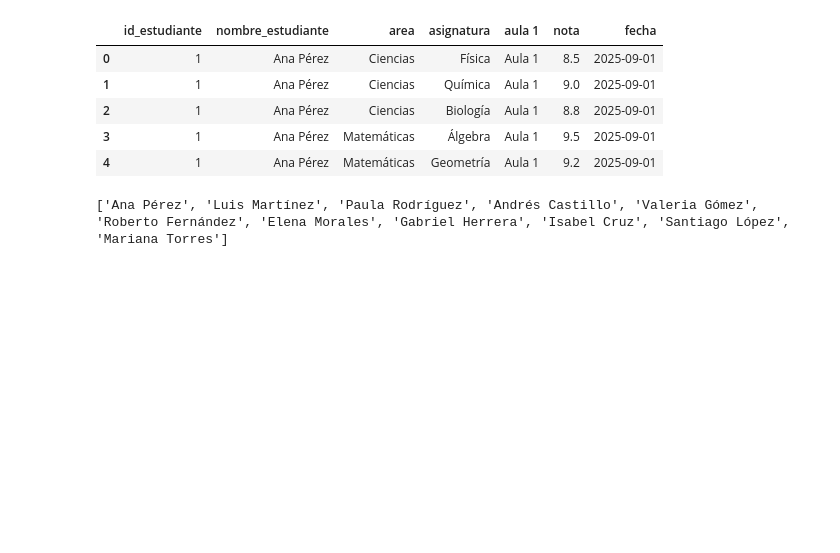
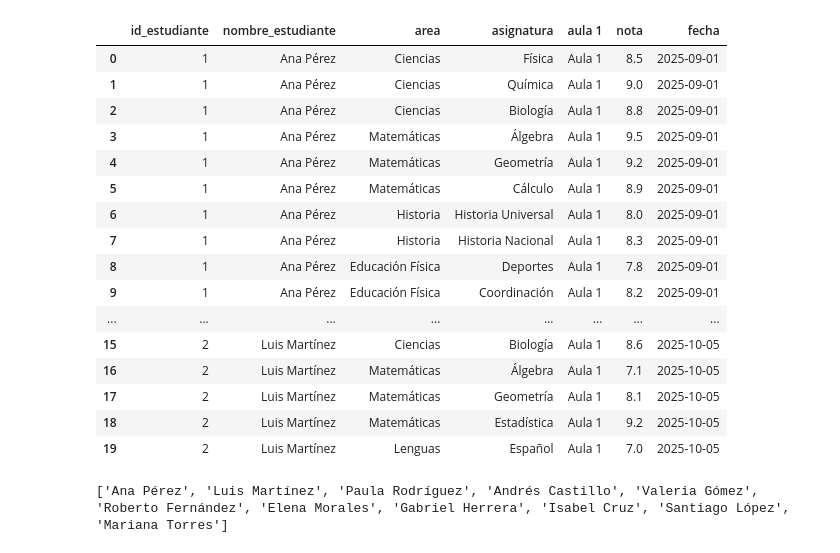
Before and after one commit to BreakingCode-Sic/SistemadeEvaluacionPrediccionEstudiantil, a Jupyter notebook: plotskills.ipynb, the cells around one changed output. Drawn from its saved outputs; the diff is of its cells as text; code cells hidden in the pictures; blank space fills up the shorter version.

```diff
--- a/plotskills.ipynb
+++ b/plotskills.ipynb
@@ -7,19 +7,30 @@ from matplotlib.gridspec import GridSpec
 # %%
 # -- load the data --
 std= pd.read_excel(r'/Users/Rushaner/Desktop/Proyecto/Copy of modelo_tidy_estudiantes_actualizado.xlsx', index_col= None)
 std.head(20)
 
 # -- tranform the data nota from a range of 100 to a range of 10 --
 std['nota']= std['nota']/10
 std.isna().sum()
-std.head()
+std.head(20)
 # %% [output]
 |  | id_estudiante | nombre_estudiante | area | asignatura | aula 1 | nota | fecha |
 | 0 | 1 | Ana Pérez | Ciencias | Física | Aula 1 | 8.5 | 2025-09-01 |
 | 1 | 1 | Ana Pérez | Ciencias | Química | Aula 1 | 9.0 | 2025-09-01 |
 | 2 | 1 | Ana Pérez | Ciencias | Biología | Aula 1 | 8.8 | 2025-09-01 |
 | 3 | 1 | Ana Pérez | Matemáticas | Álgebra | Aula 1 | 9.5 | 2025-09-01 |
 | 4 | 1 | Ana Pérez | Matemáticas | Geometría | Aula 1 | 9.2 | 2025-09-01 |
+| 5 | 1 | Ana Pérez | Matemáticas | Cálculo | Aula 1 | 8.9 | 2025-09-01 |
+| 6 | 1 | Ana Pérez | Historia | Historia Universal | Aula 1 | 8.0 | 2025-09-01 |
+| 7 | 1 | Ana Pérez | Historia | Historia Nacional | Aula 1 | 8.3 | 2025-09-01 |
+| 8 | 1 | Ana Pérez | Educación Física | Deportes | Aula 1 | 7.8 | 2025-09-01 |
+| 9 | 1 | Ana Pérez | Educación Física | Coordinación | Aula 1 | 8.2 | 2025-09-01 |
+| ... | ... | ... | ... | ... | ... | ... | ... |
+| 15 | 2 | Luis Martínez | Ciencias | Biología | Aula 1 | 8.6 | 2025-10-05 |
+| 16 | 2 | Luis Martínez | Matemáticas | Álgebra | Aula 1 | 7.1 | 2025-10-05 |
+| 17 | 2 | Luis Martínez | Matemáticas | Geometría | Aula 1 | 8.1 | 2025-10-05 |
+| 18 | 2 | Luis Martínez | Matemáticas | Estadística | Aula 1 | 9.2 | 2025-10-05 |
+| 19 | 2 | Luis Martínez | Lenguas | Español | Aula 1 | 7.0 | 2025-10-05 |
 # %%
 # Selecting the  unique fields and lectures from the data
 
```
Also changed, not shown: parts of 10 cells of this notebook, 1 other file.
